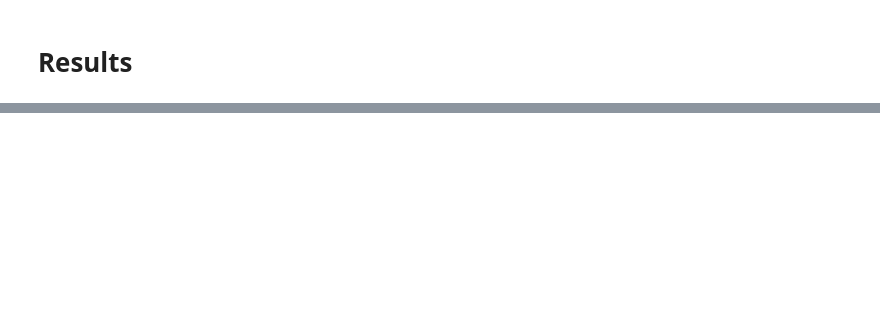
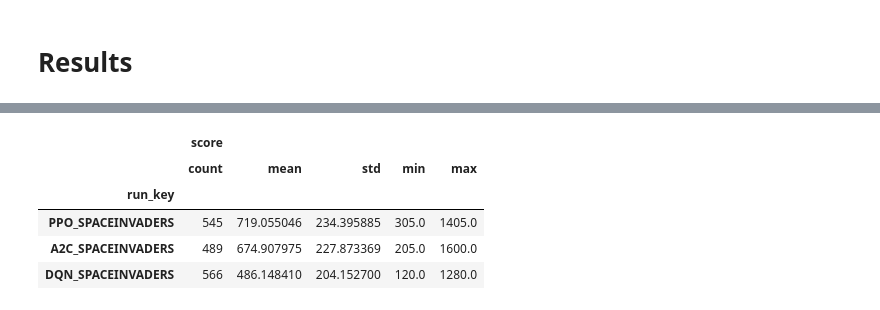
Before and after one commit to sequenzia/solen-rl-project, a Jupyter notebook: notebooks/infer.ipynb, the cells around one changed output, grey strips where cells are left out. Cells and saved outputs as stored; diff of their text form; code cells hidden in the pictures; blank space fills up the shorter version.

```diff
--- a/notebooks/infer.ipynb
+++ b/notebooks/infer.ipynb
@@ -341,0 +831,9 @@ for key, data in all_infer_data.items():
+# %%
+spaceinvaders_scores_summary.sort_values(by=[('score','std')], ascending=False)
+# %% [output]
+|  | score |  |  |  |  |
+|  | count | mean | std | min | max |
+| run_key |  |  |  |  |  |
+| PPO_SPACEINVADERS | 545 | 719.055046 | 234.395885 | 305.0 | 1405.0 |
+| A2C_SPACEINVADERS | 489 | 674.907975 | 227.873369 | 205.0 | 1600.0 |
+| DQN_SPACEINVADERS | 566 | 486.148410 | 204.152700 | 120.0 | 1280.0 |
```
Also changed, not shown: parts of 28 cells of this notebook, 34 other files.
